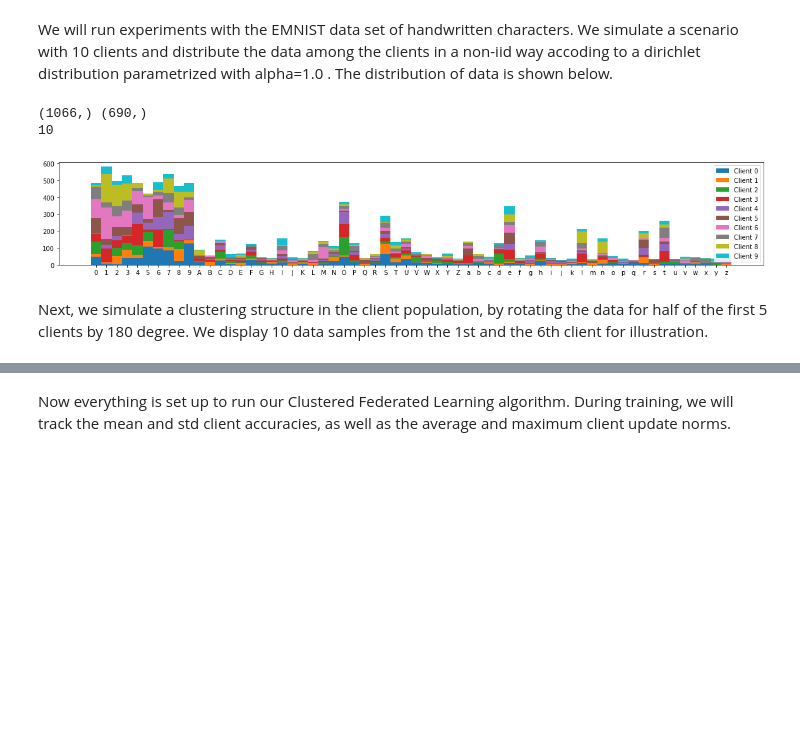
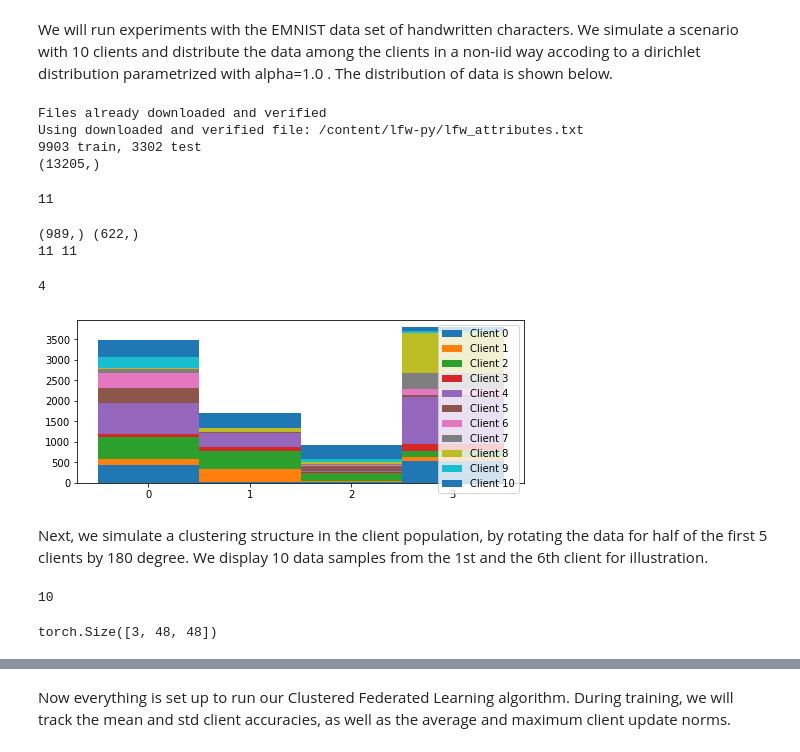
Before and after one commit to froggagul/clustered-federated-learning, a Jupyter notebook: clustered_federated_learning.ipynb, the cells around one changed output, grey strips where cells are left out. Saved outputs shown, nothing was run; the diff lists cells and outputs as text; code cells hidden in the pictures; blank space fills up the shorter version.

```diff
--- a/clustered_federated_learning.ipynb
+++ b/clustered_federated_learning.ipynb
@@ -55,40 +56,75 @@ We will run experiments with the EMNIST data set of handwritten characters. We s
 # %%
-N_CLIENTS = 10
+N_CLIENTS = 11
 DIRICHLET_ALPHA = 1.0
 
+# data = GaussianDataset(20, 10000)
 
-data = datasets.EMNIST(root=".", split="byclass", download=True)
+data = LFWPeopleAttribute(
+    root = '/content/',
+    download = True,
+    attribute_classes=[ # todo : delete this and change to default property datasets object
+      'Male', # Gender
+      'Smiling', # Smile
+      'Asian', 'White', 'Black', # Race
+      'Baby', 'Child', 'Youth', 'Middle Aged', 'Senior', # Age
+      'Black Hair', 'Blond Hair', 'Brown Hair', 'Bald',# Hair
+      'No Eyewear', 'Eyeglasses', 'Sunglasses', # Eyewear
+    ],
+    target_class = 'hair',
+    inference_class = 'Black',
+  )
 
-mapp = np.array(['0', '1', '2', '3', '4', '5', '6', '7', '8', '9', 'A', 'B', 'C',
-       'D', 'E', 'F', 'G', 'H', 'I', 'J', 'K', 'L', 'M', 'N', 'O', 'P',
-       'Q', 'R', 'S', 'T', 'U', 'V', 'W', 'X', 'Y', 'Z', 'a', 'b', 'c',
-       'd', 'e', 'f', 'g', 'h', 'i', 'j', 'k', 'l', 'm', 'n', 'o', 'p',
-       'q', 'r', 's', 't', 'u', 'v', 'w', 'x', 'y', 'z'], dtype='<U1')
+# data = datasets.EMNIST(root="/content/", split="byclass", download=True)
+
+
+# mapp = np.array(['0', '1', '2', '3', '4', '5', '6', '7', '8', '9', 'A', 'B', 'C',
+#        'D', 'E', 'F', 'G', 'H', 'I', 'J', 'K', 'L', 'M', 'N', 'O', 'P',
+#        'Q', 'R', 'S', 'T', 'U', 'V', 'W', 'X', 'Y', 'Z', 'a', 'b', 'c',
+#        'd', 'e', 'f', 'g', 'h', 'i', 'j', 'k', 'l', 'm', 'n', 'o', 'p',
+#        'q', 'r', 's', 't', 'u', 'v', 'w', 'x', 'y', 'z'], dtype='<U1')
 
 idcs = np.random.permutation(len(data))
-train_idcs, test_idcs = idcs[:10000], idcs[10000:20000]
-train_labels = data.train_labels.numpy()
-
+train_len = int(len(data) * 0.75)
+print(f"{train_len} train, {len(data)-train_len} test")
+train_idcs, test_idcs = idcs[:train_len], idcs[train_len:]
+train_labels = data.targets
+print(train_labels.shape)
 client_idcs = split_noniid(train_idcs, train_labels, alpha=DIRICHLET_ALPHA, n_clients=N_CLIENTS)
 
-client_data = [CustomSubset(data, idcs) for idcs in client_idcs]
+client_data = [CustomSubset(data, idcs) for idcs in client_idcs[:N_CLIENTS]]
 test_data = CustomSubset(data, test_idcs, transforms.Compose([transforms.ToTensor()]))
+# %% [output]
+Files already downloaded and verified
+Using downloaded and verified file: /content/lfw-py/lfw_attributes.txt
+9903 train, 3302 test
+(13205,)
+# %%
+len(client_data)
+# %% [output]
+11
 # %%
 print(client_idcs[0].shape, client_idcs[1].shape)
-print(len(client_idcs))
+print(len(client_idcs), len(client_data))
 # %% [output]
-(1066,) (690,)
-10
+(989,) (622,)
+11 11
+# %%
+num_class = len(np.unique(train_labels))
+num_class
+# %% [output]
+4
 # %%
-plt.figure(figsize=(20,3))
+mapp = np.array(['No Eyewear', 'Eyeglasses', 'Sunglasses'], dtype='<U1')
+
+plt.figure(figsize=(8,3))
 plt.hist([train_labels[idc]for idc in client_idcs], stacked=True,
          bins=np.arange(min(train_labels)-0.5, max(train_labels) + 1.5, 1),
         label=["Client {}".format(i) for i in range(N_CLIENTS)])
-plt.xticks(np.arange(62), mapp)
+plt.xticks(np.arange(4)) # , mapp
 plt.legend()
 plt.show()
 # %% [output]
-[figure, old version]
+[figure, new version]
 # %% [markdown]
 Next, we simulate a clustering structure in the client population, by rotating the data for half of the first 5 clients by 180 degree. We display 10 data samples from the 1st and the 6th client for illustration.
 # %%
@@ -105,3 +152,11 @@ server = Server(ConvNet, test_data)
+# %%
+len(clients)
+# %% [output]
+10
+# %%
+client_data[0][0][0].shape
+# %% [output]
+torch.Size([3, 48, 48])
 # %%
 for client in [clients[0], clients[5]]:
     x, y = iter(client.train_loader).next()
```
Also changed, not shown: parts of 42 cells of this notebook, 11 other files.
